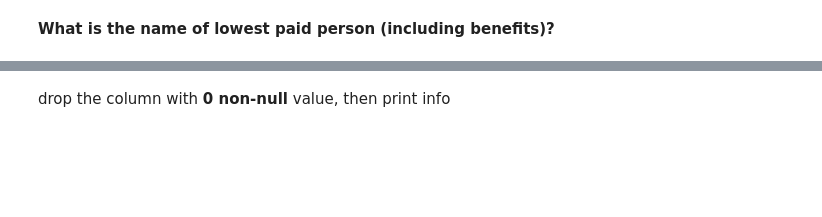
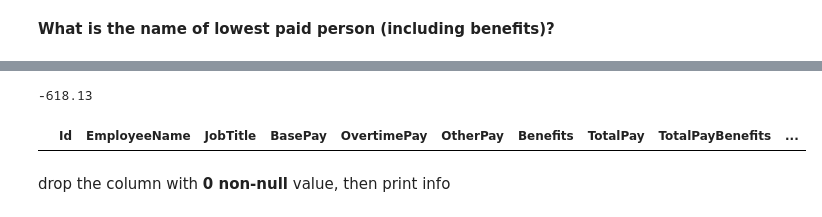
Before and after one commit to Sehaj1904/Data-Science, a Jupyter notebook: Pandas_Assignment.ipynb, the cells around one changed output, grey strips where cells are left out. Drawn from its saved outputs; the diff is of its cells as text; code cells hidden in the pictures; blank space fills up the shorter version.

```diff
--- a/Pandas_Assignment.ipynb
+++ b/Pandas_Assignment.ipynb
@@ -51,5 +55,8 @@ BasePay and OvertimePay both the fields are of **object** type and contains **mi
 
  then check datatype using info function
+# %%
+df["BasePay"] = pd.to_numeric(df["BasePay"],errors='coerce')
+df["OvertimePay"] = pd.to_numeric(df["OvertimePay"],errors='coerce')
 # %%
 df.info()
 # %% [output]
@@ -122,2 +119,10 @@ Name: 148653, dtype: object
+# %%
+min = df['TotalPayBenefits'].min() # DOUBT
+# %% [output]
+-618.13
+# %%
+df[df['TotalPayBenefits'] == min]
+# %% [output]
+|  | Id | EmployeeName | JobTitle | BasePay | OvertimePay | OtherPay | Benefits | TotalPay | TotalPayBenefits | ... |
 # %% [markdown]
 drop the column with **0 non-null** value, then print info
```
Also changed, not shown: parts of 34 cells of this notebook.
